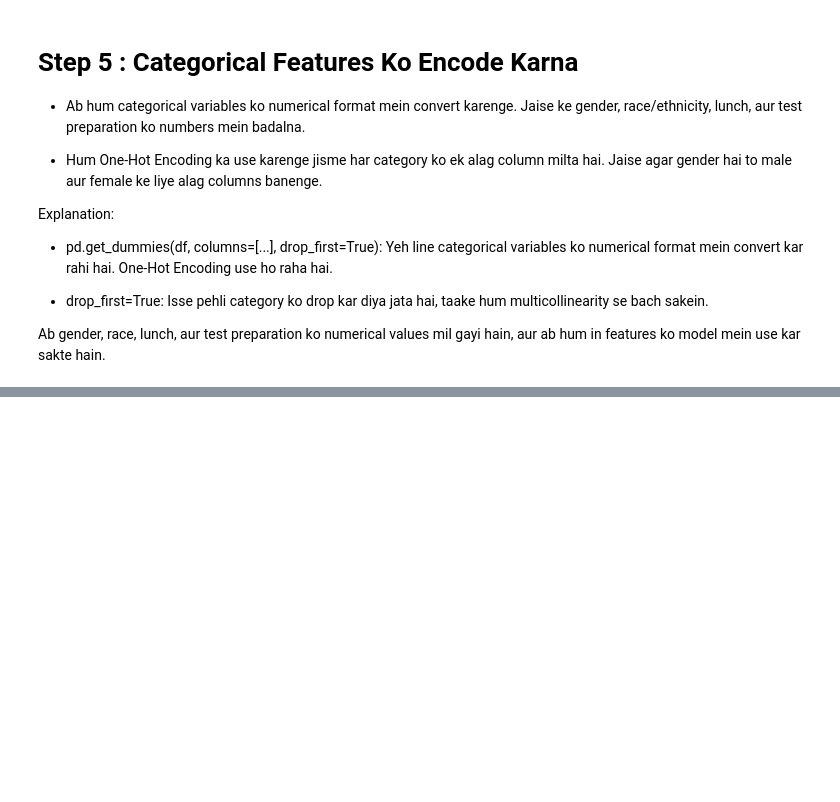
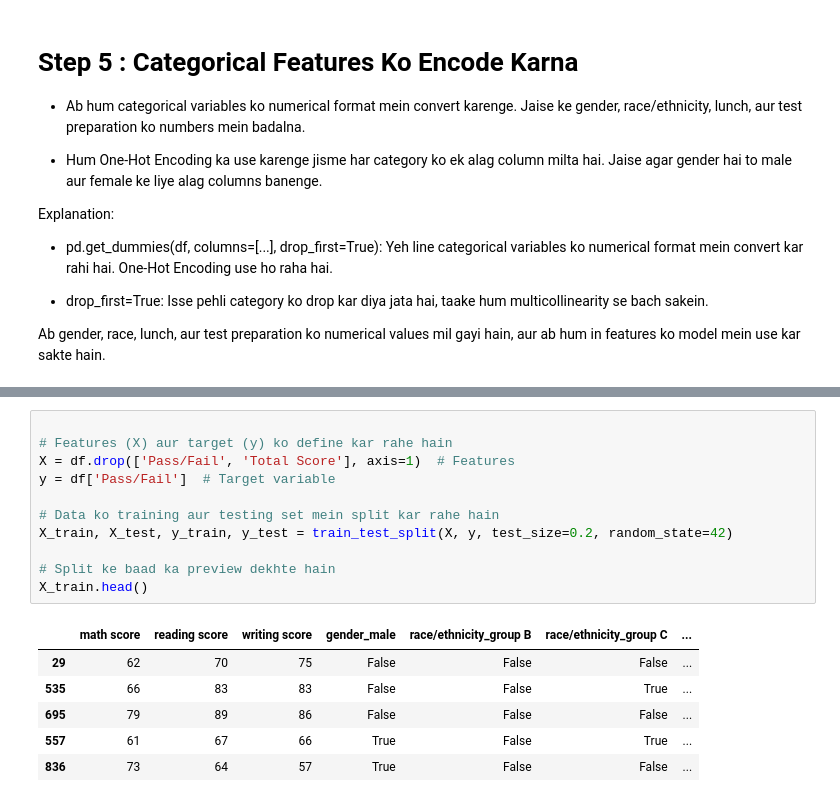
Before and after one commit to fahadsiddiqui337/ML-and-AI-Engineer-Material, a Jupyter notebook: Code Notes/Supervised learning/02.SL_Basic Project_Logistic Regression/Project.ipynb, the cells around one changed output, grey strips where cells are left out. Drawn from its saved outputs; the diff is of its cells as text; blank space fills up the shorter version.

```diff
--- a/Code Notes/Supervised learning/02.SL_Basic Project_Logistic Regression/Project.ipynb
+++ b/Code Notes/Supervised learning/02.SL_Basic Project_Logistic Regression/Project.ipynb
@@ -100,0 +121,18 @@ df.head()
+# %%
+
+# Features (X) aur target (y) ko define kar rahe hain
+X = df.drop(['Pass/Fail', 'Total Score'], axis=1)  # Features
+y = df['Pass/Fail']  # Target variable
+
+# Data ko training aur testing set mein split kar rahe hain
+X_train, X_test, y_train, y_test = train_test_split(X, y, test_size=0.2, random_state=42)
+
+# Split ke baad ka preview dekhte hain
+X_train.head()
+# %% [output]
+|  | math score | reading score | writing score | gender_male | race/ethnicity_group B | race/ethnicity_group C | ... |
+| 29 | 62 | 70 | 75 | False | False | False | ... |
+| 535 | 66 | 83 | 83 | False | False | True | ... |
+| 695 | 79 | 89 | 86 | False | False | False | ... |
+| 557 | 61 | 67 | 66 | True | False | True | ... |
+| 836 | 73 | 64 | 57 | True | False | False | ... |
```
Also changed, not shown: parts of 10 cells of this notebook.
